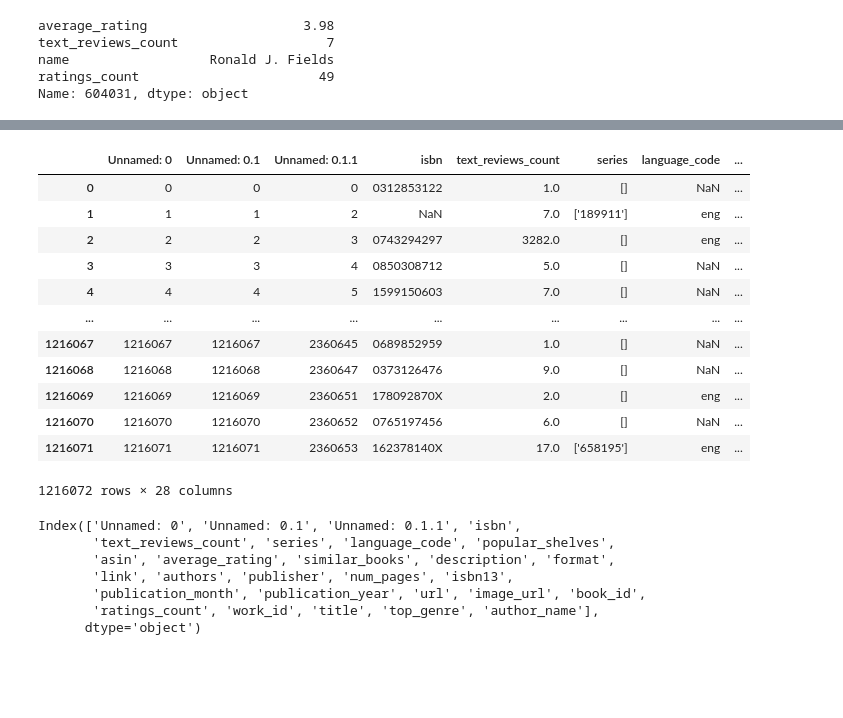
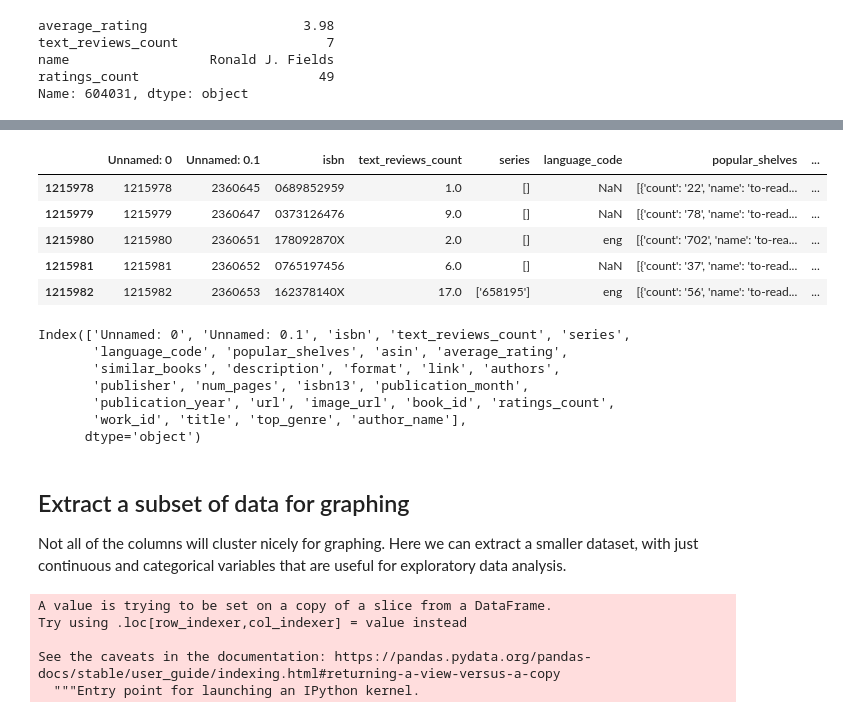
Before and after one commit to deepfates/fastpages, a Jupyter notebook: _notebooks/2021-06-28-data-collation.ipynb, the cells around one changed output, grey strips where cells are left out. Saved outputs shown, nothing was run; the diff lists cells and outputs as text; code cells hidden in the pictures; blank space fills up the shorter version.

```diff
--- a/_notebooks/2021-06-28-data-collation.ipynb
+++ b/_notebooks/2021-06-28-data-collation.ipynb
@@ -131,3 +159,7 @@ total_df.to_csv('records/cleaned_goodreads_books.csv')
+# %%
+import pandas as pd
+
+pd.set_option("display.max_columns", None)
 # %%
-total_df = pd.read_csv('records/cleaned_goodreads_books.csv')
+total_df = pd.read_csv('../../records/cleaned_goodreads_books.csv')
 # %%
@@ -188,5 +212,3 @@ total_df.to_csv('records/cleaned_goodreads_books.csv')
-# %%
-total_df = pd.read_csv('records/cleaned_goodreads_books.csv')
 # %% [markdown]
 ## Get author data
 
@@ -260,18 +272,11 @@ list index out of range
 # %%
 total_df['author_name'] = g
 # %%
-total_df
+total_df.tail()
 # %% [output]
-|  | Unnamed: 0 | Unnamed: 0.1 | Unnamed: 0.1.1 | isbn | text_reviews_count | series | language_code | ... |
-| 0 | 0 | 0 | 0 | 0312853122 | 1.0 | [] | NaN | ... |
-| 1 | 1 | 1 | 2 | NaN | 7.0 | ['189911'] | eng | ... |
-| 2 | 2 | 2 | 3 | 0743294297 | 3282.0 | [] | eng | ... |
-| 3 | 3 | 3 | 4 | 0850308712 | 5.0 | [] | NaN | ... |
-| 4 | 4 | 4 | 5 | 1599150603 | 7.0 | [] | NaN | ... |
-| ... | ... | ... | ... | ... | ... | ... | ... | ... |
-| 1216067 | 1216067 | 1216067 | 2360645 | 0689852959 | 1.0 | [] | NaN | ... |
-| 1216068 | 1216068 | 1216068 | 2360647 | 0373126476 | 9.0 | [] | NaN | ... |
-| 1216069 | 1216069 | 1216069 | 2360651 | 178092870X | 2.0 | [] | eng | ... |
-| 1216070 | 1216070 | 1216070 | 2360652 | 0765197456 | 6.0 | [] | NaN | ... |
-| 1216071 | 1216071 | 1216071 | 2360653 | 162378140X | 17.0 | ['658195'] | eng | ... |
+|  | Unnamed: 0 | Unnamed: 0.1 | isbn | text_reviews_count | series | language_code | popular_shelves | ... |
+| 1215978 | 1215978 | 2360645 | 0689852959 | 1.0 | [] | NaN | [{'count': '22', 'name': 'to-read... | ... |
+| 1215979 | 1215979 | 2360647 | 0373126476 | 9.0 | [] | NaN | [{'count': '78', 'name': 'to-read... | ... |
+| 1215980 | 1215980 | 2360651 | 178092870X | 2.0 | [] | eng | [{'count': '702', 'name': 'to-rea... | ... |
+| 1215981 | 1215981 | 2360652 | 0765197456 | 6.0 | [] | NaN | [{'count': '37', 'name': 'to-read... | ... |
+| 1215982 | 1215982 | 2360653 | 162378140X | 17.0 | ['658195'] | eng | [{'count': '56', 'name': 'to-read... | ... |
-1216072 rows × 28 columns
@@ -280,10 +283,10 @@ total_df.to_csv('records/cleaned_goodreads_books.csv')
 # %%
 total_df.keys()
 # %% [output]
-Index(['Unnamed: 0', 'Unnamed: 0.1', 'Unnamed: 0.1.1', 'isbn',
-       'text_reviews_count', 'series', 'language_code', 'popular_shelves',
-       'asin', 'average_rating', 'similar_books', 'description', 'format',
-       'link', 'authors', 'publisher', 'num_pages', 'isbn13',
-       'publication_month', 'publication_year', 'url', 'image_url', 'book_id',
-       'ratings_count', 'work_id', 'title', 'top_genre', 'author_name'],
+Index(['Unnamed: 0', 'Unnamed: 0.1', 'isbn', 'text_reviews_count', 'series',
+       'language_code', 'popular_shelves', 'asin', 'average_rating',
+       'similar_books', 'description', 'format', 'link', 'authors',
+       'publisher', 'num_pages', 'isbn13', 'publication_month',
+       'publication_year', 'url', 'image_url', 'book_id', 'ratings_count',
+       'work_id', 'title', 'top_genre', 'author_name'],
       dtype='object')
@@ -290,3 +295,7 @@ Index(['Unnamed: 0', 'Unnamed: 0.1', 'Unnamed: 0.1.1', 'isbn',
+# %% [markdown]
+## Extract a subset of data for graphing
+
+Not all of the columns will cluster nicely for graphing. Here we can extract a smaller dataset, with just continuous and categorical variables that are useful for exploratory data analysis.
 # %%
 graph_df = total_df[['title',
                     'author_name',
@@ -302,3 +311,9 @@ graph_df = total_df[['title',
                    ]]
 # %%
 graph_df['publication_year'] = [g if g < 2021 else 1950 for g in graph_df['publication_year']]
+# %% [output]
+A value is trying to be set on a copy of a slice from a DataFrame.
+Try using .loc[row_indexer,col_indexer] = value instead
+
+See the caveats in the documentation: https://pandas.pydata.org/pandas-docs/stable/user_guide/indexing.html#returning-a-view-versus-a-copy
+  """Entry point for launching an IPython kernel.
```
Also changed, not shown: parts of 43 cells of this notebook, 4 other files.
